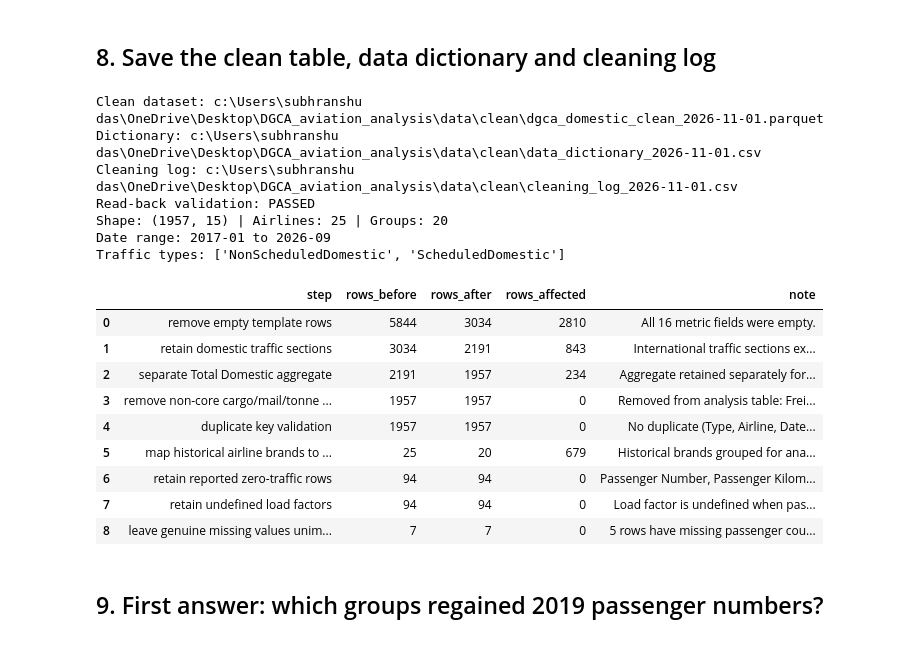
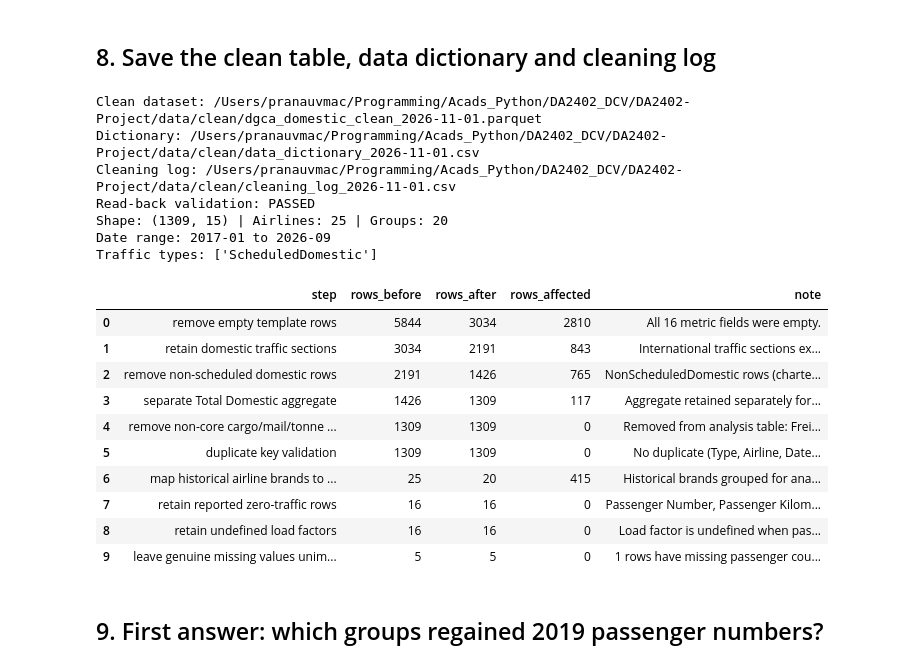
Before and after one commit to iitm-da25b035/DA2402-Project, a Jupyter notebook: notebooks/dgca_cleaning_analysis.ipynb, the cells around one changed output. Cells and saved outputs as stored; diff of their text form; code cells hidden in the pictures.

```diff
--- a/notebooks/dgca_cleaning_analysis.ipynb
+++ b/notebooks/dgca_cleaning_analysis.ipynb
@@ -210,6 +214,11 @@ step("remove empty template rows", n, len(df), "All 16 metric fields were empty.
 n = len(df)
 df = df[df.Type.isin(["ScheduledDomestic", "NonScheduledDomestic"])].copy()
 step("retain domestic traffic sections", n, len(df), "International traffic sections excluded.")
+
+# Keep scheduled domestic flights only
+n = len(df)
+df = df[df.Type.eq("ScheduledDomestic")].copy()
+step("remove non-scheduled domestic rows", n, len(df), "NonScheduledDomestic rows (charter and other unscheduled flying) are out of scope.")
 
 # Separate DGCA aggregate rows for reconciliation
 total_mask = df.Airline_key.eq("total domestic")
@@ -751,7 +754,7 @@ clean = clean[cols].copy()
 
 # Create data dictionary
 dictionary = pd.DataFrame([
-    ("Type", "string", "-", "DGCA workbook section", "ScheduledDomestic or NonScheduledDomestic"),
+    ("Type", "string", "-", "DGCA workbook section", "ScheduledDomestic only (non-scheduled rows are removed during cleaning)"),
     ("Group", "string", "-", "Derived analytical grouping", "Historical airline brands grouped using the mapping in the cleaning cell"),
     ("Airline", "string", "-", "DGCA source filename", "Original airline brand label retained"),
     ("Date", "datetime64", "month start", "Derived from Year and Month", "First day of reporting month"),
@@ -776,45 +779,46 @@ dictionary_path = CLEAN / f"data_dictionary_{TODAY}.csv"
 log_path = CLEAN / f"cleaning_log_{TODAY}.csv"
 
 clean.to_parquet(parquet_path, index=False)
 dictionary.to_csv(dictionary_path, index=False)
 pd.DataFrame(log).to_csv(log_path, index=False)
 
 # Validate Parquet read-back
 back = pd.read_parquet(parquet_path)
 
 pd.testing.assert_frame_equal(
     clean, back,
     check_dtype=False,
     check_exact=False
 )
 
 print("Clean dataset:", parquet_path)
 print("Dictionary:", dictionary_path)
 print("Cleaning log:", log_path)
 print("Read-back validation: PASSED")
 print("Shape:", back.shape, "| Airlines:", back.Airline.nunique(), "| Groups:", back.Group.nunique())
 print("Date range:", back.Date.min().strftime("%Y-%m"), "to", back.Date.max().strftime("%Y-%m"))
 print("Traffic types:", back.Type.unique().tolist())
 
 display(pd.DataFrame(log))
 # %% [output]
-Clean dataset: c:\Users\subhranshu das\OneDrive\Desktop\DGCA_aviation_analysis\data\clean\dgca_domestic_clean_2026-11-01.parquet
-Dictionary: c:\Users\subhranshu das\OneDrive\Desktop\DGCA_aviation_analysis\data\clean\data_dictionary_2026-11-01.csv
-Cleaning log: c:\Users\subhranshu das\OneDrive\Desktop\DGCA_aviation_analysis\data\clean\cleaning_log_2026-11-01.csv
+Clean dataset: /Users/pranauvmac/Programming/Acads_Python/DA2402_DCV/DA2402-Project/data/clean/dgca_domestic_clean_2026-11-01.parquet
+Dictionary: /Users/pranauvmac/Programming/Acads_Python/DA2402_DCV/DA2402-Project/data/clean/data_dictionary_2026-11-01.csv
+Cleaning log: /Users/pranauvmac/Programming/Acads_Python/DA2402_DCV/DA2402-Project/data/clean/cleaning_log_2026-11-01.csv
 Read-back validation: PASSED
-Shape: (1957, 15) | Airlines: 25 | Groups: 20
+Shape: (1309, 15) | Airlines: 25 | Groups: 20
 Date range: 2017-01 to 2026-09
-Traffic types: ['NonScheduledDomestic', 'ScheduledDomestic']
+Traffic types: ['ScheduledDomestic']
 |  | step | rows_before | rows_after | rows_affected | note |
 | 0 | remove empty template rows | 5844 | 3034 | 2810 | All 16 metric fields were empty. |
 | 1 | retain domestic traffic sections | 3034 | 2191 | 843 | International traffic sections ex... |
-| 2 | separate Total Domestic aggregate | 2191 | 1957 | 234 | Aggregate retained separately for... |
-| 3 | remove non-core cargo/mail/tonne ... | 1957 | 1957 | 0 | Removed from analysis table: Frei... |
-| 4 | duplicate key validation | 1957 | 1957 | 0 | No duplicate (Type, Airline, Date... |
-| 5 | map historical airline brands to ... | 25 | 20 | 679 | Historical brands grouped for ana... |
-| 6 | retain reported zero-traffic rows | 94 | 94 | 0 | Passenger Number, Passenger Kilom... |
-| 7 | retain undefined load factors | 94 | 94 | 0 | Load factor is undefined when pas... |
-| 8 | leave genuine missing values unim... | 7 | 7 | 0 | 5 rows have missing passenger cou... |
+| 2 | remove non-scheduled domestic rows | 2191 | 1426 | 765 | NonScheduledDomestic rows (charte... |
+| 3 | separate Total Domestic aggregate | 1426 | 1309 | 117 | Aggregate retained separately for... |
+| 4 | remove non-core cargo/mail/tonne ... | 1309 | 1309 | 0 | Removed from analysis table: Frei... |
+| 5 | duplicate key validation | 1309 | 1309 | 0 | No duplicate (Type, Airline, Date... |
+| 6 | map historical airline brands to ... | 25 | 20 | 415 | Historical brands grouped for ana... |
+| 7 | retain reported zero-traffic rows | 16 | 16 | 0 | Passenger Number, Passenger Kilom... |
+| 8 | retain undefined load factors | 16 | 16 | 0 | Load factor is undefined when pas... |
+| 9 | leave genuine missing values unim... | 5 | 5 | 0 | 1 rows have missing passenger cou... |
 # %% [markdown]
 ## 9. First answer: which groups regained 2019 passenger numbers?
 # %%
```
Also changed, not shown: parts of 8 cells of this notebook, 12 other files.
